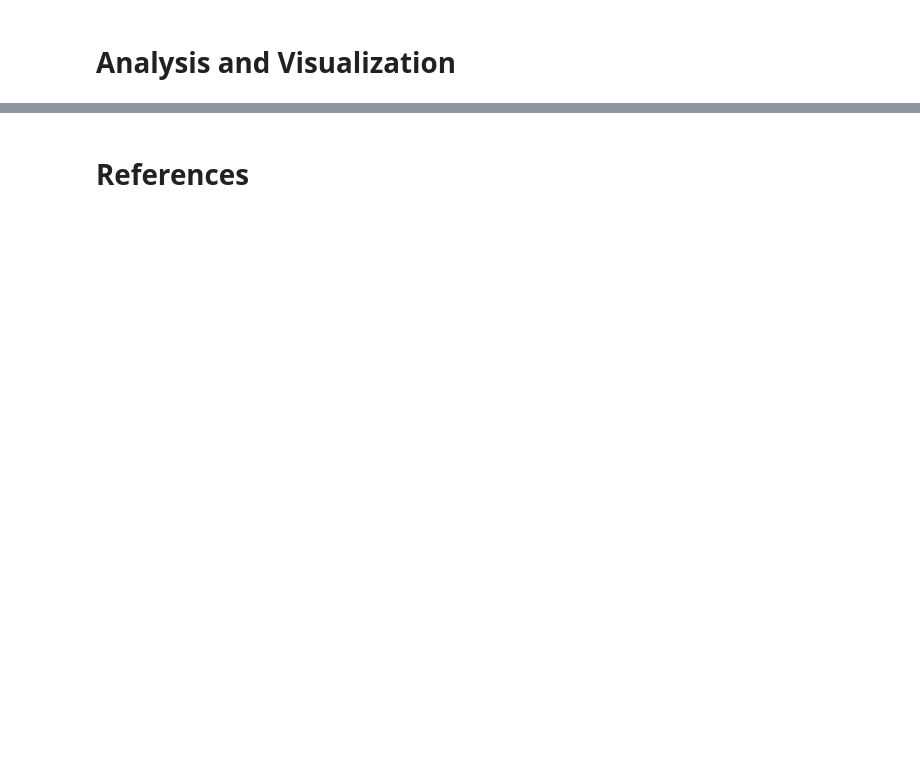
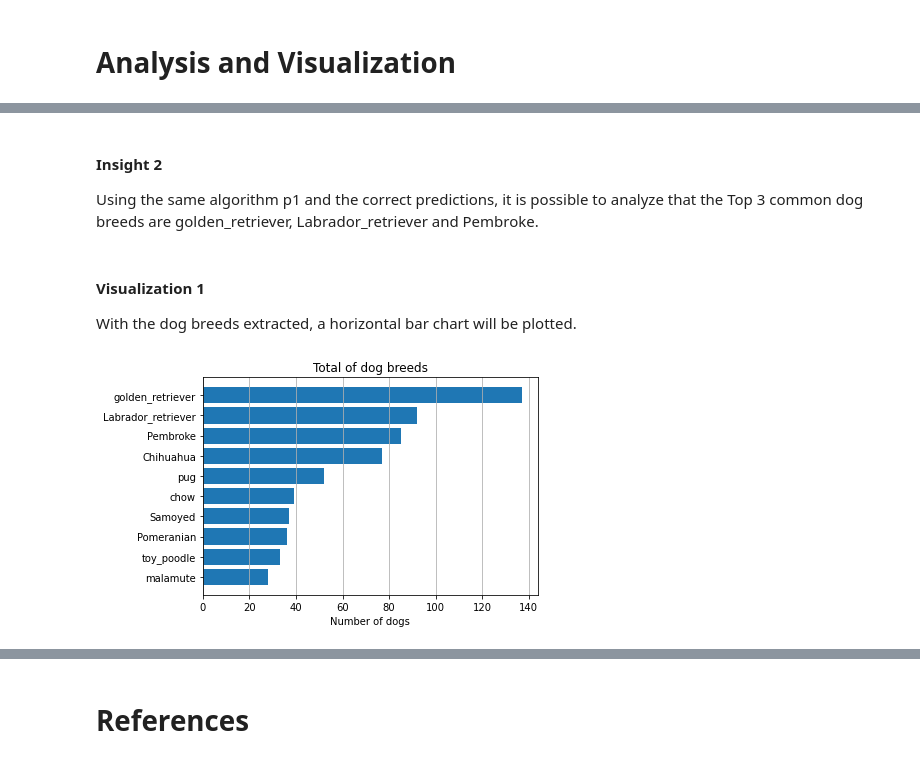
Before and after one commit to kcirne25/WeRateDogs-wrangle, a Jupyter notebook: wrangle_act.ipynb, the cells around one changed output, grey strips where cells are left out. Saved outputs shown, nothing was run; the diff lists cells and outputs as text; code cells hidden in the pictures; blank space fills up the shorter version.

```diff
--- a/wrangle_act.ipynb
+++ b/wrangle_act.ipynb
@@ -636,0 +661,2 @@ dtype: float64
+# %%
+breed = df_clean[df_clean['p1_dog'] == True]
@@ -637 +677,17 @@ dtype: float64
+# %% [markdown]
+#### Insight 2
+
+Using the same algorithm p1 and the correct predictions, it is possible to analyze that the Top 3 common dog breeds are golden_retriever, Labrador_retriever and Pembroke.
+# %% [markdown]
+#### Visualization 1
+
+With the dog breeds extracted, a horizontal bar chart will be plotted.
+# %%
+top_10_breeds = breed['p1'].value_counts()[0:10].sort_values()
+plt.barh(top_10_breeds.index, top_10_breeds)
+plt.xlabel('Number of dogs')
+plt.title('Total of dog breeds')
+plt.grid(axis='x')
+# %% [output]
+[figure, added]
 # %%
```
Also changed, not shown: parts of 50 cells of this notebook.
